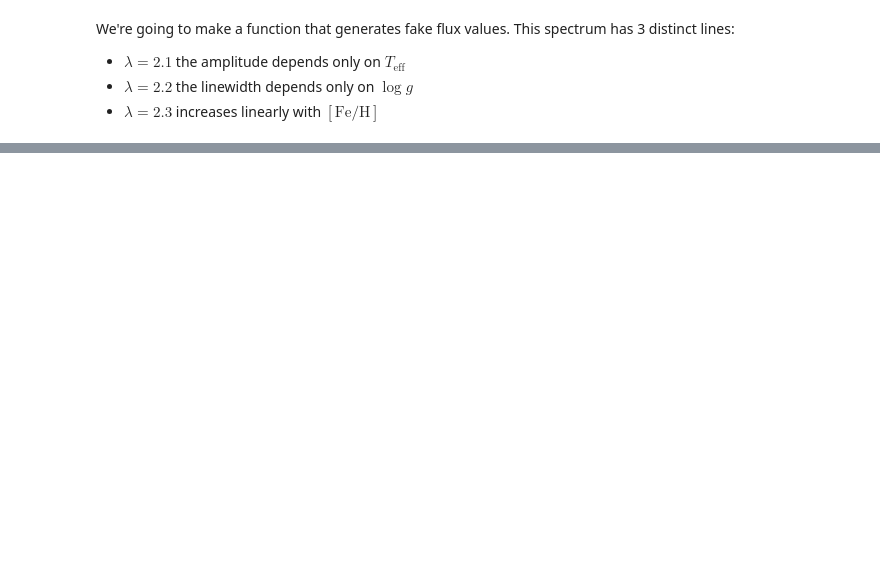
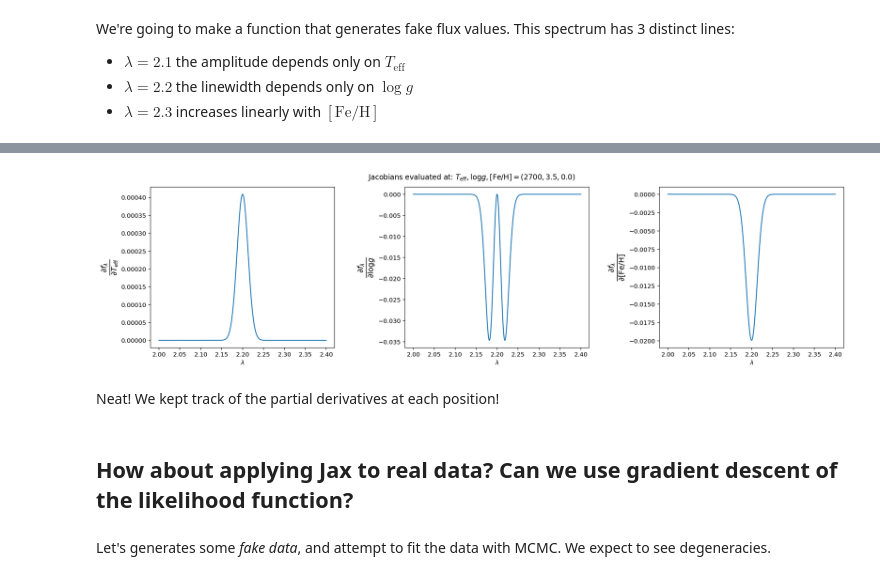
Before and after one commit to gully/TgiF, a Jupyter notebook: notebooks/01_toy_spectrum.ipynb, the cells around one changed output, grey strips where cells are left out. Cells and saved outputs as stored; diff of their text form; code cells hidden in the pictures; blank space fills up the shorter version.

```diff
--- a/notebooks/01_toy_spectrum.ipynb
+++ b/notebooks/01_toy_spectrum.ipynb
@@ -90,3 +160,3 @@ from jax import grad, jit, vmap, jacfwd, jacrev
 # %%
-for i in R: plt.plot(wl,i)
+for i in F_tiered[0]: plt.plot(wl,i)
 # %% [output]
@@ -122,0 +211,18 @@ for i in F[0]: plt.plot(wl,i)
+# %%
+F_confounded = jacfwd(synthetic_spectrum_confounded)((2900.0, 3.7, 0.3))
+# %%
+fig, axes = plt.subplots(1, 3, figsize=(18, 5))
+
+for i, partial_derivative in enumerate(F_confounded):
+    axes[i].plot(wl,partial_derivative, label = labels[i]);
+    axes[i].set_xlabel('$\lambda$'); axes[i].set_ylabel(labels[i], fontsize=18)
+fig.suptitle('Jacobians evaluated at: $T_{\mathrm{eff}}, \log{g}, [\mathrm{Fe}/{\mathrm{H}}] = (2700, 3.5, 0.0)$')
+plt.tight_layout(pad=3);
+# %% [output]
+[figure, added]
+# %% [markdown]
+Neat!  We kept track of the partial derivatives at each position!
+# %% [markdown]
+## How about applying Jax to real data?  Can we use gradient descent of the likelihood function?
+# %% [markdown]
+Let's generates some *fake data*, and attempt to fit the data with MCMC.  We expect to see degeneracies.
```
Also changed, not shown: parts of 43 cells of this notebook.
